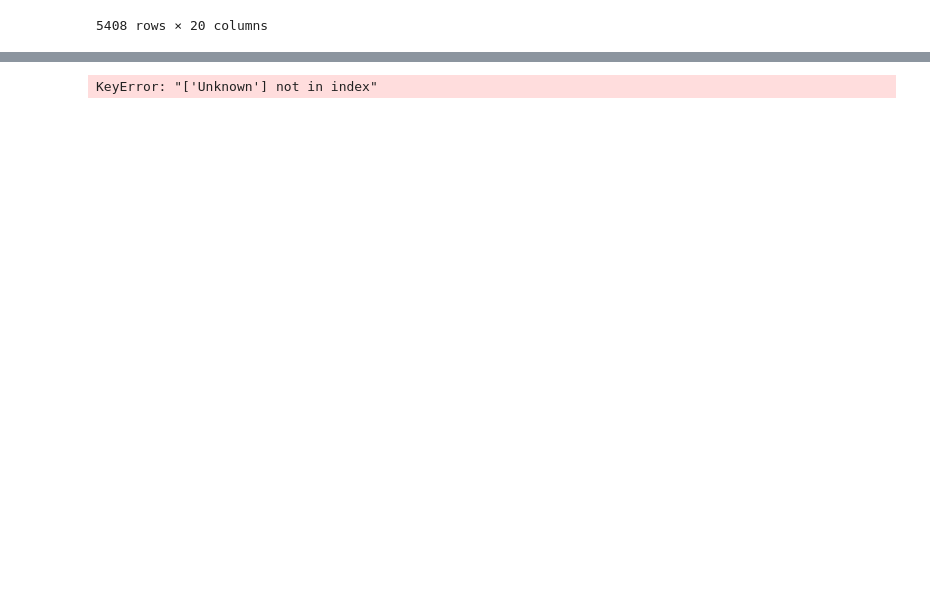
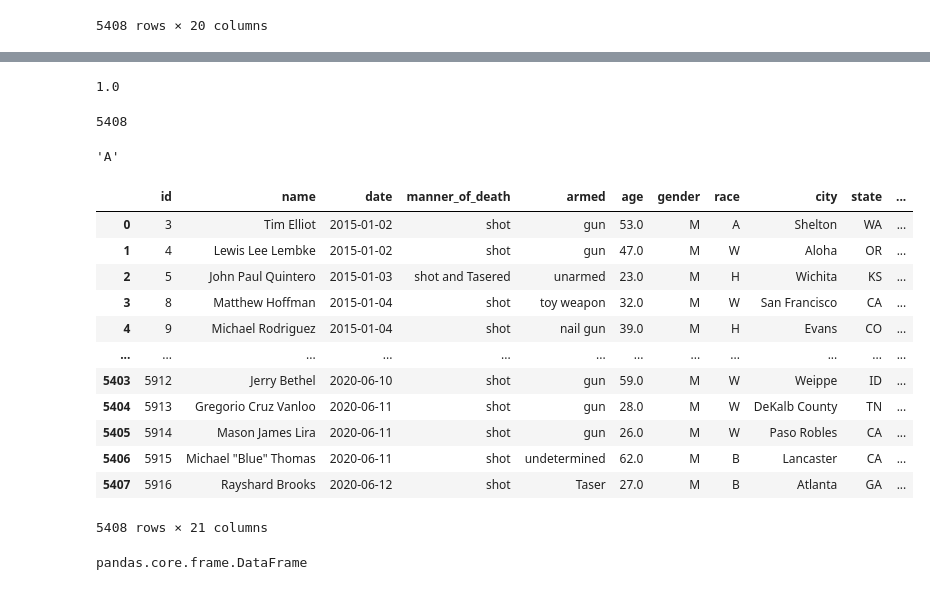
Before and after one commit to RobDBennett/DS-Unit-2-Applied-Modeling, a Jupyter notebook: module3-permutation-boosting/LS_DS_233_assignment.ipynb, the cells around one changed output, grey strips where cells are left out. Drawn from its saved outputs; the diff is of its cells as text; code cells hidden in the pictures; blank space fills up the shorter version.

```diff
--- a/module3-permutation-boosting/LS_DS_233_assignment.ipynb
+++ b/module3-permutation-boosting/LS_DS_233_assignment.ipynb
@@ -434,7 +417,7 @@ Name: race, dtype: int64
 | 5407 | 5916 | Rayshard Brooks | 2020-06-12 | shot | Taser | 27.0 | M | B | Atlanta | GA | ... |
 5408 rows × 20 columns
 # %%
-scratch_df['race'] = scratch_df['race'].replace('Unknown', 'W',inplace=True)
+scratch_df['race'] = scratch_df['race'].replace('Unknown','W')
 # %%
 print(type(scratch_df))
 print(scratch_df['race'].isnull().sum())
@@ -462,6 +449,71 @@ def add_race(X):
     return X
-# %%
-test = add_race(scratch_df)
-test
-# %% [output]
-KeyError: "['Unknown'] not in index"
+# %%
+demo= []
+counter= 0
+for i in range(5408):
+    race = scratch_df.iloc[i][7]
+    if race == 'H':
+        var = 14
+    elif race == 'W':
+        var = 15
+    elif race == 'B':
+        var = 16
+    elif race == 'A':
+        var = 17
+    elif race == 'N':
+        var = 18
+    else:
+        var = 19
+    value = scratch_df.iloc[i][var]
+    demo.append(value)
+# %%
+counter = 0
+race = scratch_df.iloc[0][7]
+var = 18
+value = scratch_df.iloc[counter][var]
+print(value)
+len(demo)
+# %% [output]
+1.0
+5408
+# %%
+scratch_df['demo'] = demo
+# %%
+race = scratch_df.iloc[0][7]
+race
+# %% [output]
+'A'
+# %%
+scratch_df
+# %% [output]
+|  | id | name | date | manner_of_death | armed | age | gender | race | city | state | ... |
+| 0 | 3 | Tim Elliot | 2015-01-02 | shot | gun | 53.0 | M | A | Shelton | WA | ... |
+| 1 | 4 | Lewis Lee Lembke | 2015-01-02 | shot | gun | 47.0 | M | W | Aloha | OR | ... |
+| 2 | 5 | John Paul Quintero | 2015-01-03 | shot and Tasered | unarmed | 23.0 | M | H | Wichita | KS | ... |
+| 3 | 8 | Matthew Hoffman | 2015-01-04 | shot | toy weapon | 32.0 | M | W | San Francisco | CA | ... |
+| 4 | 9 | Michael Rodriguez | 2015-01-04 | shot | nail gun | 39.0 | M | H | Evans | CO | ... |
+| ... | ... | ... | ... | ... | ... | ... | ... | ... | ... | ... | ... |
+| 5403 | 5912 | Jerry Bethel | 2020-06-10 | shot | gun | 59.0 | M | W | Weippe | ID | ... |
+| 5404 | 5913 | Gregorio Cruz Vanloo | 2020-06-11 | shot | gun | 28.0 | M | W | DeKalb County | TN | ... |
+| 5405 | 5914 | Mason James Lira | 2020-06-11 | shot | gun | 26.0 | M | W | Paso Robles | CA | ... |
+| 5406 | 5915 | Michael "Blue" Thomas | 2020-06-11 | shot | undetermined | 62.0 | M | B | Lancaster | CA | ... |
+| 5407 | 5916 | Rayshard Brooks | 2020-06-12 | shot | Taser | 27.0 | M | B | Atlanta | GA | ... |
+5408 rows × 21 columns
+# %%
+import numpy as np
+def wrangle(X):
+    X=X.copy()
+    X['date'] = pd.to_datetime(X['date'], infer_datetime_format=True)
+    cols_with_nans = ['armed','gender','flee']
+    cols_for_age = ['age']
+    for cols in cols_with_nans:
+        X[cols] = X[cols].replace(np.nan, 'Unknown')
+    mean = X['age'].dropna().sum() / len(X['age'])
+    X['age'] = X['age'].replace(np.nan, mean)
+    #    for cols in cols_for_age:
+#        X[cols] = X[cols].replace(np.nan, mean)
+    return X, mean
+wrangled, mean = wrangle(scratch_df)
+type(wrangled)
+# %% [output]
+pandas.core.frame.DataFrame
```
Also changed, not shown: parts of 17 cells of this notebook.
